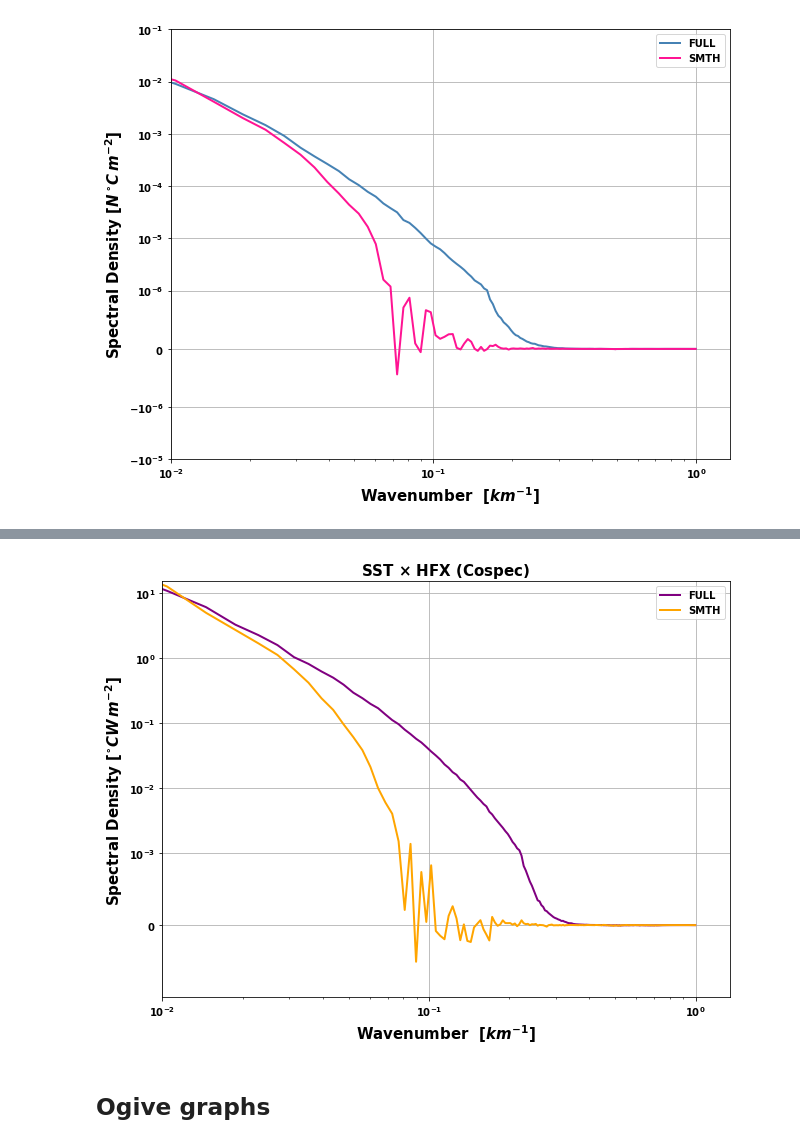
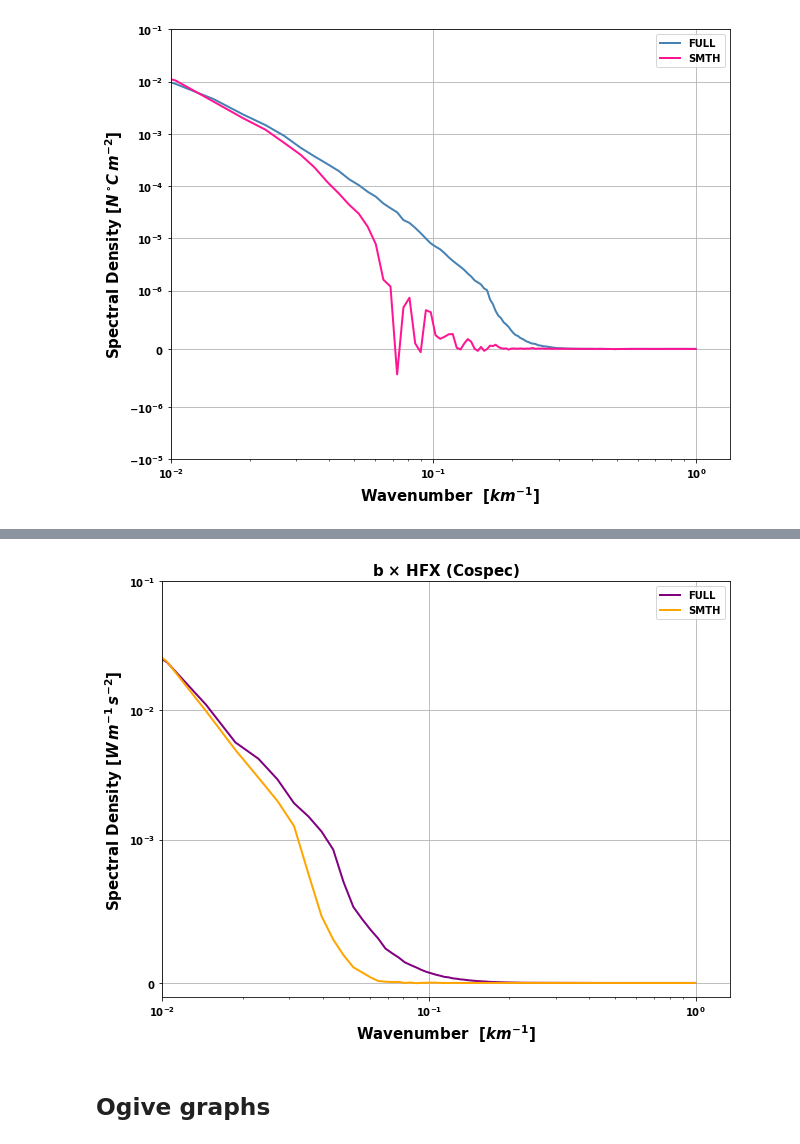
Before and after one commit to igoruchoa/FeedbackSubmeso, a Jupyter notebook: 2_CROCO/surface_CROCO.ipynb, the cells around one changed output, grey strips where cells are left out. Cells and saved outputs as stored; diff of their text form; code cells hidden in the pictures.

```diff
--- a/2_CROCO/surface_CROCO.ipynb
+++ b/2_CROCO/surface_CROCO.ipynb
@@ -756,62 +758,53 @@ plt.savefig('/homes/metogra/iufarias/Documents/figures/2_CROCO/CROCO_surface/tot
+# %%
+sf=varf.salt.groupby("time_counter.dayofyear").mean()
+sf=sf.chunk(chunks=chunks_new);
+sf=sf[:,120:-120,120:800].compute();
+
+st=vart.salt.groupby("time_counter.dayofyear").mean()
+st=st.chunk(chunks=chunks_new);
+st=st[:,120:-120,120:800].compute();
+# %%
+rhof=xroms.roms_seawater.potential_density(tf,sf[0],z=0)
+rhot=xroms.roms_seawater.potential_density(tt,st[0],z=0)
+# %%
+bf=xroms.roms_seawater.buoyancy(rhof)
+bt=xroms.roms_seawater.buoyancy(rhot)
 # %%
 with ProgressBar():
-    Gf=xrft.isotropic_cross_spectrum(tf.drop(['nav_lat_rho', 'nav_lon_rho']),hf.drop(['nav_lat_rho', 'nav_lon_rho']),
+    Gf=xrft.isotropic_cross_spectrum(bf.drop(['nav_lat_rho', 'nav_lon_rho']),hf.drop(['nav_lat_rho', 'nav_lon_rho']),
                                      dim=['x_rho','y_rho'],nfactor=2,truncate='True',detrend='linear', window=True).real
-    Gt=xrft.isotropic_cross_spectrum(tt.drop(['nav_lat_rho', 'nav_lon_rho']),ht.drop(['nav_lat_rho', 'nav_lon_rho']),
+    Gt=xrft.isotropic_cross_spectrum(bt.drop(['nav_lat_rho', 'nav_lon_rho']),ht.drop(['nav_lat_rho', 'nav_lon_rho']),
                                      dim=['x_rho','y_rho'],nfactor=2,truncate='True',detrend='linear', window=True).real
 # %%
 
 plt.figure(figsize=(9,7))
 
 
 plt.plot((Gf.freq_r/dxx),(np.nanmean(Gf,axis=0)),label='FULL',linewidth=2,color='purple')
 plt.plot((Gt.freq_r/dxx),(np.nanmean(Gt,axis=0)),label='SMTH',linewidth=2,color='orange')
 # plt.plot([1/50,1/50],[1000,0],'k--')
 
 
 plt.legend()
 
 
-
-# k2 = np.array([Gt.freq_r[0],Gt.freq_r[-1]])/dxx
-# E2 = (1/k2)**2/(10**3)
-
-
-# k3 = np.array([Gt.freq_r[0],Gt.freq_r[-1]])/dxx
-# E3 = (1/k3)**3/(10**5)
-
-# plt.plot(k2,E2,'k--',alpha=0.4)
-# plt.text(1,1e-3,r'$\kappa^{-2}$',weight='normal',alpha=0.5)
-
-# plt.plot(k3,E3,'b--',alpha=0.4)
-# plt.text(1,1e-5,r'$\kappa^{-3}$',weight='normal',color='b',alpha=0.5)
-
-
-# plt.grid()
-# plt.title('Full Period {0}'.format(varr))
-# plt.xlim(-5,-3)
-# plt.xticks(np.array([-2,-1]),[r'10$^{-2}$',r'10$^{-1}$'])
-# plt.yticks(np.array([-3,-1,1,3,6]),[r'10$^{-3}$',r'10$^{-1}$',r'10$^{1}$',r'10$^{3}$',r'10$^{6}$'])
-
-
-
 plt.xlabel(r'Wavenumber  $[km^{-1}]$',fontweight='bold',fontsize=15)
-plt.ylabel(r'Spectral Density [$^{\circ}C W\,m^{-2}$] ',fontweight='bold',fontsize=15)
-plt.title(r'SST $\times$ HFX (Cospec)',fontweight='bold',fontsize=15)
+plt.ylabel(r'Spectral Density [$W\,m^{-1}\,s^{-2}$] ',fontweight='bold',fontsize=15)
+plt.title(r'b $\times$ HFX (Cospec)',fontweight='bold',fontsize=15)
 # plt.yscale('symlog',linthresh=1e-5)
 plt.yscale('symlog',linthresh=1e-3)
 
 
 plt.xscale('log')
 
-plt.ylim(-1e-3,15)
+plt.ylim(-1e-4,1e-1)
 plt.xlim(1e-2,0)
 plt.grid()
 
 plt.tight_layout()
-plt.savefig('/homes/metogra/iufarias/Documents/figures/2_CROCO/CROCO_surface/total_avg/Total_avg_SSTxshflx.png')
+plt.savefig('/homes/metogra/iufarias/Documents/figures/2_CROCO/CROCO_surface/total_avg/Total_avg_bxshflx.png')
 # %% [output]
-[figure, old version]
+[figure, new version]
 # %% [markdown]
 ## Ogive graphs
 # %%
```
Also changed, not shown: parts of 5 cells of this notebook, 4 other files.
